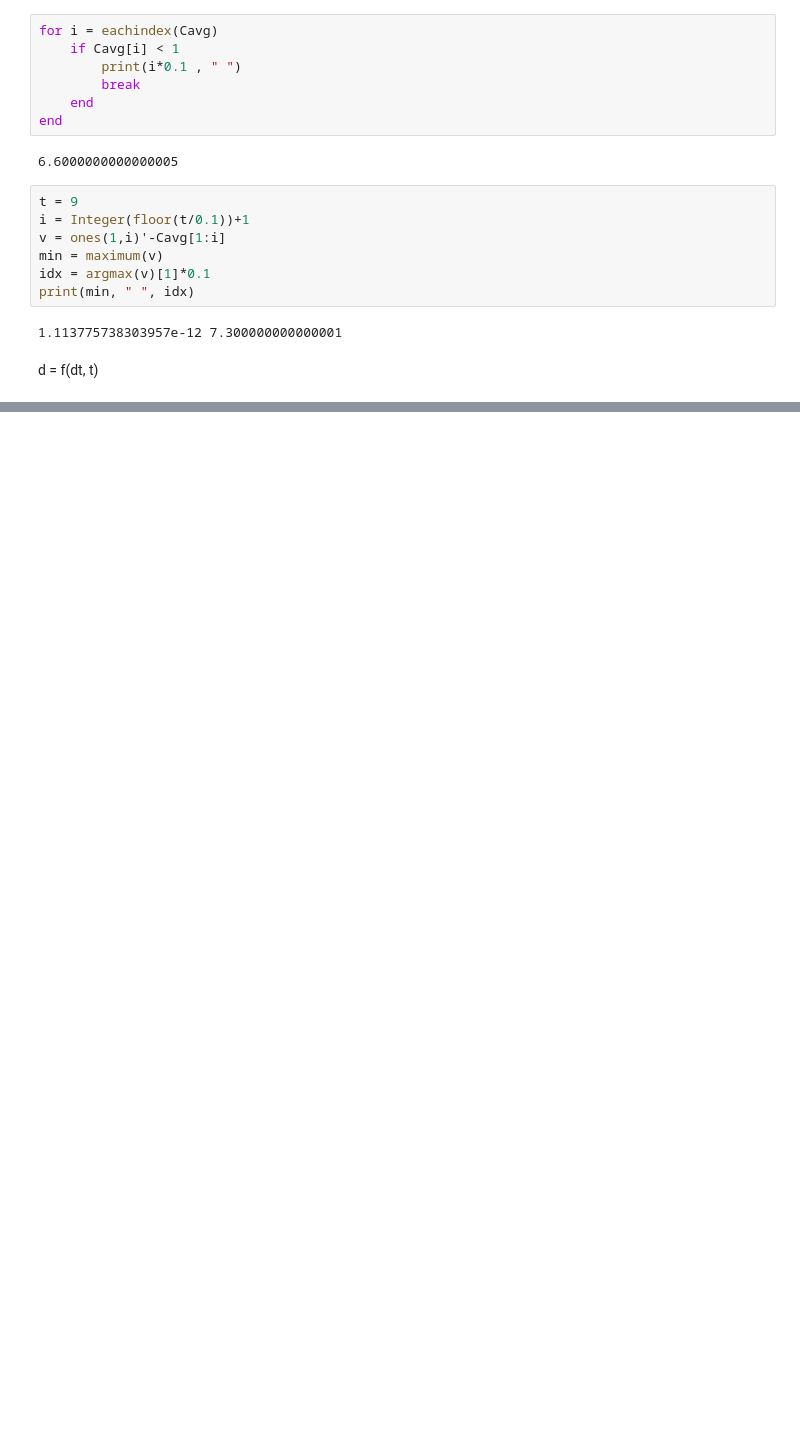
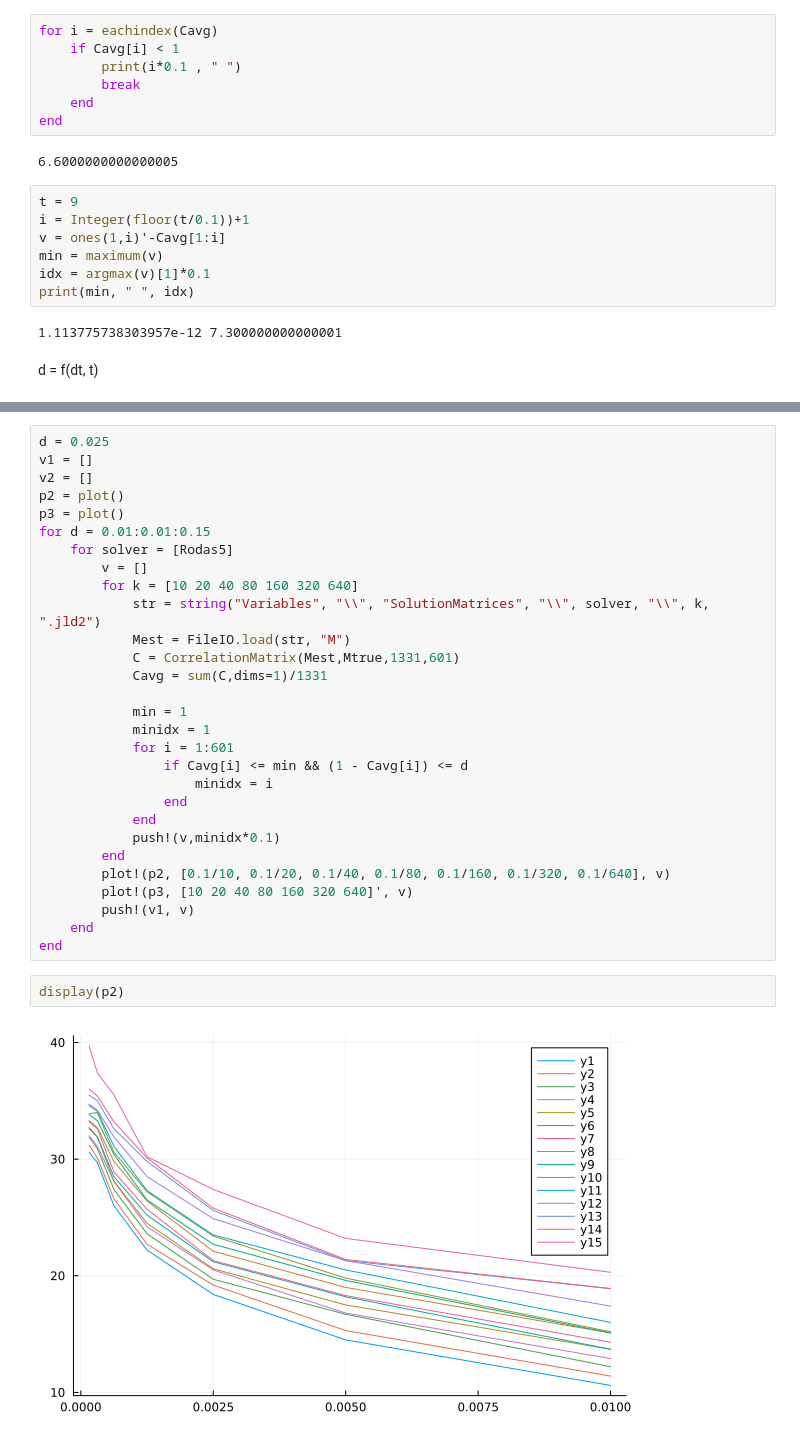
Before and after one commit to eiralarsson/Lorentz-System-Degree-Project, a Jupyter notebook: Numerical-Solvers/correlationfitting.ipynb, the cells around one changed output, grey strips where cells are left out. Drawn from its saved outputs; the diff is of its cells as text; blank space fills up the shorter version.

```diff
--- a/Numerical-Solvers/correlationfitting.ipynb
+++ b/Numerical-Solvers/correlationfitting.ipynb
@@ -62,0 +67,33 @@ plot(v)
+# %%
+d = 0.025
+v1 = []
+v2 = []
+p2 = plot()
+p3 = plot()
+for d = 0.01:0.01:0.15
+    for solver = [Rodas5]
+        v = []
+        for k = [10 20 40 80 160 320 640]
+            str = string("Variables", "\\", "SolutionMatrices", "\\", solver, "\\", k, ".jld2")
+            Mest = FileIO.load(str, "M")
+            C = CorrelationMatrix(Mest,Mtrue,1331,601)
+            Cavg = sum(C,dims=1)/1331
+
+            min = 1
+            minidx = 1
+            for i = 1:601
+                if Cavg[i] <= min && (1 - Cavg[i]) <= d
+                    minidx = i
+                end
+            end
+            push!(v,minidx*0.1)
+        end
+        plot!(p2, [0.1/10, 0.1/20, 0.1/40, 0.1/80, 0.1/160, 0.1/320, 0.1/640], v)
+        plot!(p3, [10 20 40 80 160 320 640]', v)
+        push!(v1, v)
+    end
+end
+# %%
+display(p2)
+# %% [output]
+[figure, added]
```
Also changed, not shown: parts of 7 cells of this notebook.
